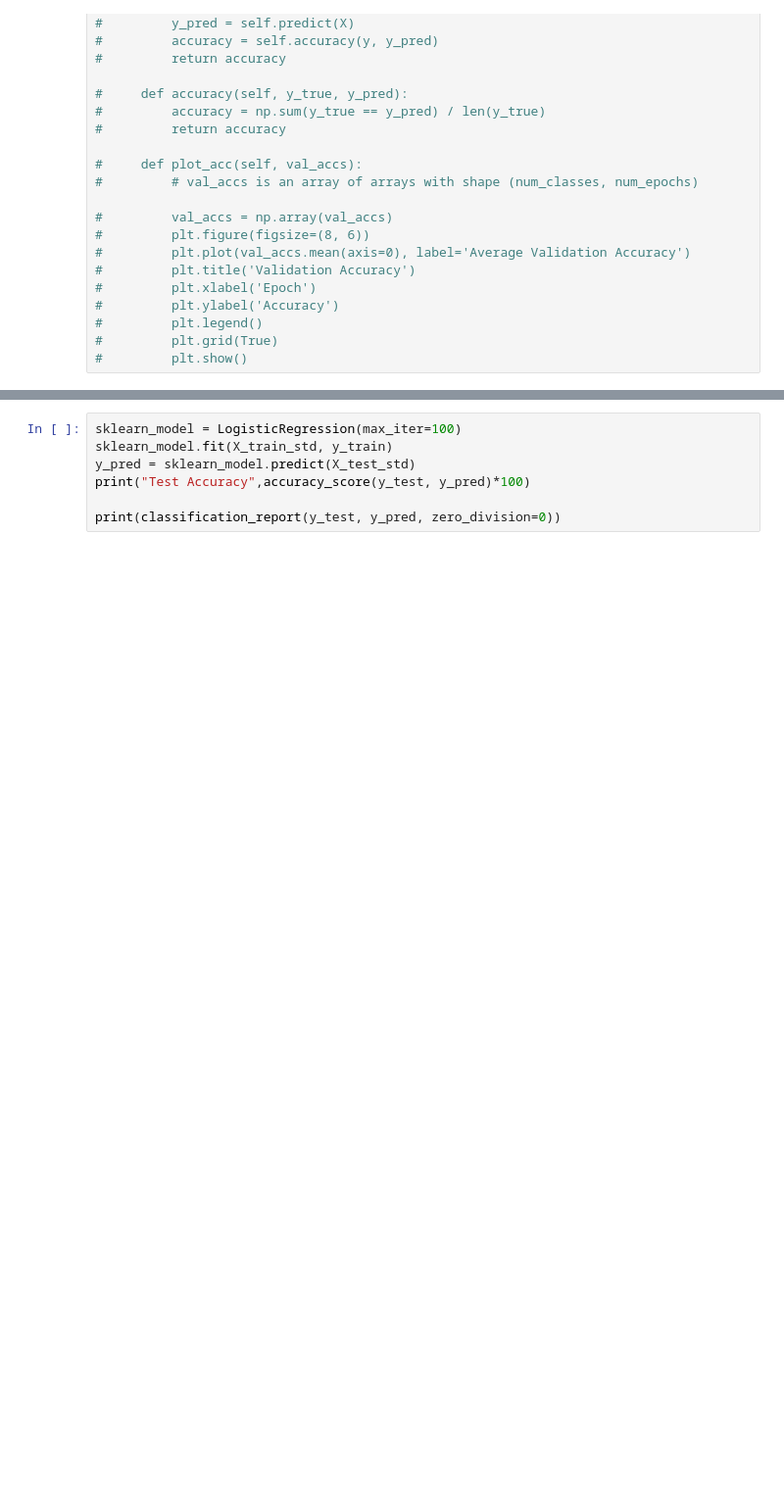
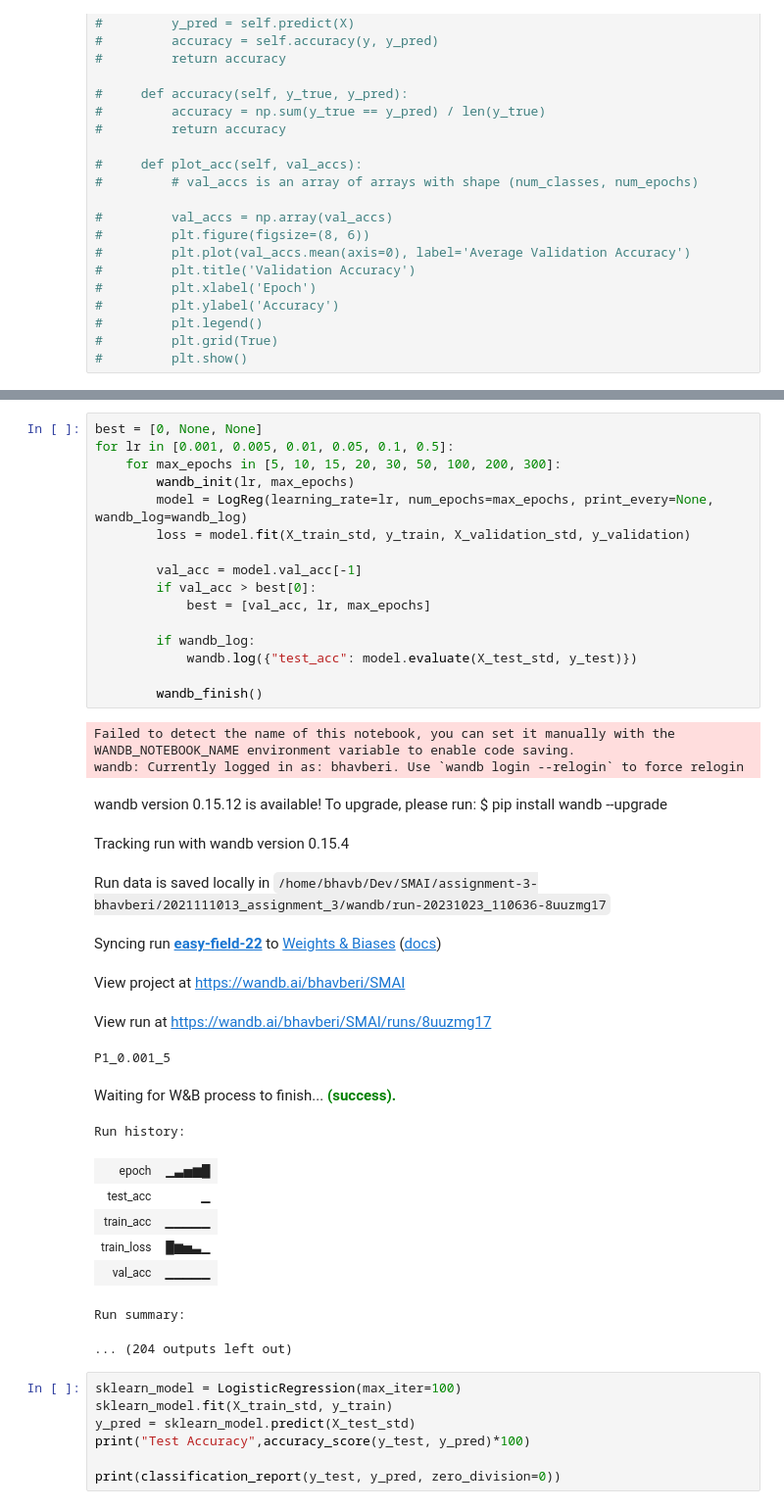
Before and after one commit to bhavberi/SMAI-Monsoon-23-24, a Jupyter notebook: 2021111013_assignment_3/1.ipynb, the cells around one changed output, grey strips where cells are left out. Shown: that part at 98% size. Saved outputs shown, nothing was run; the diff lists cells and outputs as text; blank space fills up the shorter version.

```diff
--- a/2021111013_assignment_3/1.ipynb
+++ b/2021111013_assignment_3/1.ipynb
@@ -284,4 +328,39 @@ Val Acc: 48.25 Train Acc: 51.42
 Test Accuracy 58.26086956521739
+# %%
+best = [0, None, None]
+for lr in [0.001, 0.005, 0.01, 0.05, 0.1, 0.5]:
+    for max_epochs in [5, 10, 15, 20, 30, 50, 100, 200, 300]:
+        wandb_init(lr, max_epochs)
+        model = LogReg(learning_rate=lr, num_epochs=max_epochs, print_every=None, wandb_log=wandb_log)
+        loss = model.fit(X_train_std, y_train, X_validation_std, y_validation)
+
+        val_acc = model.val_acc[-1]
+        if val_acc > best[0]:
+            best = [val_acc, lr, max_epochs]
+
+        if wandb_log:
+            wandb.log({"test_acc": model.evaluate(X_test_std, y_test)})
+
+        wandb_finish()
+# %% [output]
+Failed to detect the name of this notebook, you can set it manually with the WANDB_NOTEBOOK_NAME environment variable to enable code saving.
+wandb: Currently logged in as: bhavberi. Use `wandb login --relogin` to force relogin
+wandb version 0.15.12 is available! To upgrade, please run: $ pip install wandb --upgrade
+Tracking run with wandb version 0.15.4
+Run data is saved locally in /home/bhavb/Dev/SMAI/assignment-3-bhavberi/2021111013_assignment_3/wandb/run-20231023_110636-8uuzmg17
+Syncing run easy-field-22 to Weights & Biases (docs)
+View project at https://wandb.ai/bhavberi/SMAI
+View run at https://wandb.ai/bhavberi/SMAI/runs/8uuzmg17
+P1_0.001_5
+Waiting for W&B process to finish... (success).
+Run history:
+| epoch | ▁▃▅▆█ |
+| test_acc | ▁ |
+| train_acc | ▁▁▁▁▁ |
+| train_loss | █▆▅▃▁ |
+| val_acc | ▁▁▁▁▁ |
+Run summary:
+... (204 outputs left out)
 # %%
 sklearn_model = LogisticRegression(max_iter=100)
 sklearn_model.fit(X_train_std, y_train)
```
Also changed, not shown: parts of 12 cells of this notebook.
